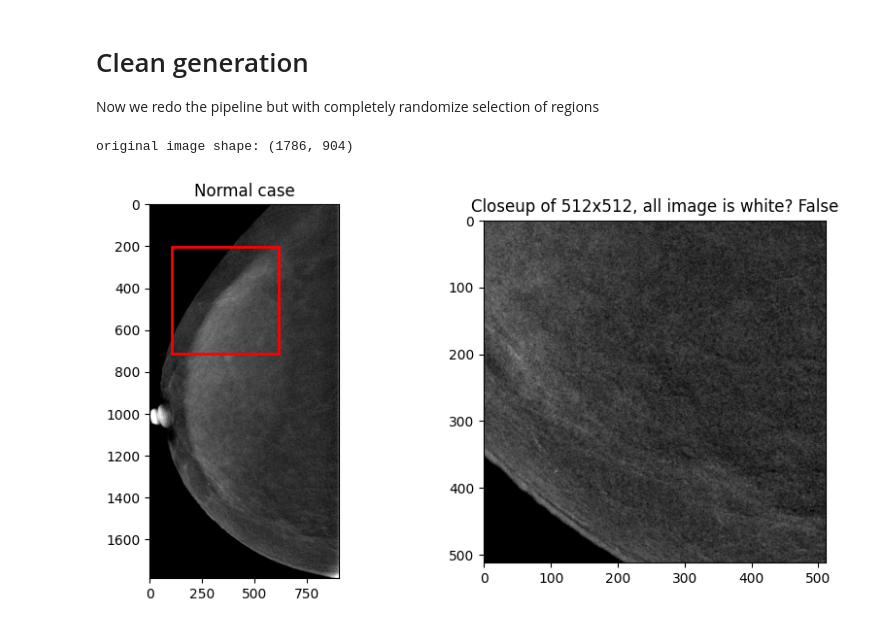
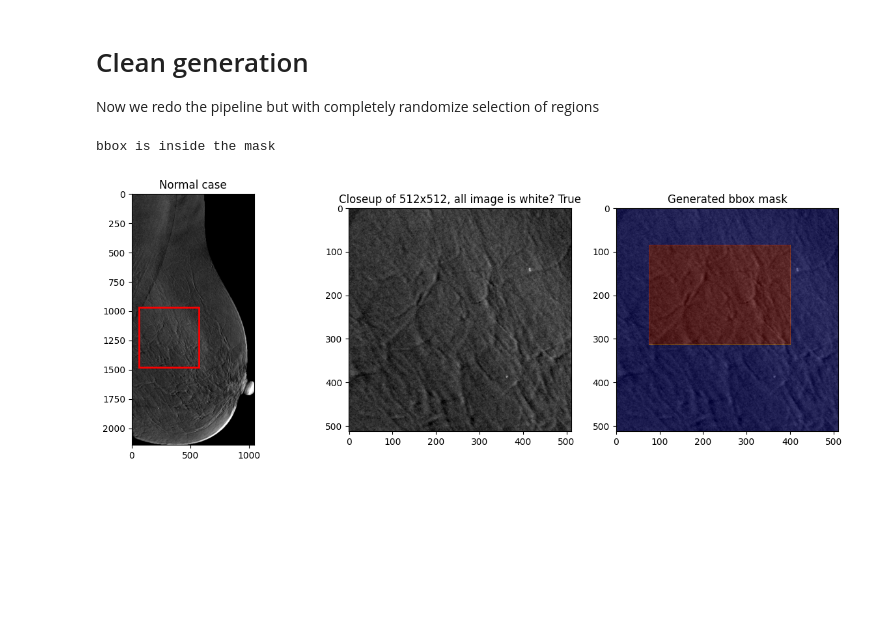
Before and after one commit to Likalto4/CEM-Detect, a Jupyter notebook: generation/inpainting/inference/inpainting_high_quality.ipynb, the cells around one changed output. Saved outputs shown, nothing was run; the diff lists cells and outputs as text; code cells hidden in the pictures; blank space fills up the shorter version.

Commit message:
succesfully cerating bbox inside the breast region in random

```diff
--- a/generation/inpainting/inference/inpainting_high_quality.ipynb
+++ b/generation/inpainting/inference/inpainting_high_quality.ipynb
@@ -378,22 +404,31 @@ inpainter = InpaintingGenerator()
 # %%
+inpainter = InpaintingGenerator()
 # row_example
-inpainter.current_row = inpainter.metadata.iloc[1]
+inpainter.current_row = inpainter.metadata.iloc[5]
 
 # load the image
 inpainter.read_image()
-print(f'original image shape: {inpainter.current_image.shape}')
 inpainter.get_breast_mask()
-inpainter.get_closeup()
+found_bbox = False
+while not found_bbox:
+    inpainter.get_closeup()
+    found_bbox = inpainter.get_lesion_bbox()
 
 # show image
-fig, axs = plt.subplots(1, 2, figsize=(10, 5))
+fig, axs = plt.subplots(1, 3, figsize=(15, 5))
 axs[0].imshow(inpainter.current_image, cmap='gray')
 axs[0].set_title('Normal case')
+axs[0].add_patch(plt.Rectangle((inpainter.current_closeup_coords[0], inpainter.current_closeup_coords[1]),
+                                inpainter.current_closeup_coords[2]-inpainter.current_closeup_coords[0],
+                                inpainter.current_closeup_coords[3]-inpainter.current_closeup_coords[1], fill=False, edgecolor='r', lw=2))
 axs[1].imshow(inpainter.current_im_closup, cmap='gray')
-axs[1].set_title(f'Closeup of 512x512, all image is white? {np.all(inpainter.current_im_closup==255)}')
-axs[0].add_patch(plt.Rectangle((x1, y1), x2-x1, y2-y1, fill=False, edgecolor='r', lw=2))
+axs[1].set_title(f'Closeup of 512x512, all image is white? {np.all(inpainter.current_mask_closup==255)}')
+axs[2].imshow(inpainter.current_im_closup, cmap='gray')
+axs[2].imshow(inpainter.current_bbox_mask, cmap='jet', alpha=0.4)
+axs[2].set_title('Generated bbox mask')
+
 
 plt.show()
 # %% [output]
-original image shape: (1786, 904)
+bbox is inside the mask
-[figure, old version]
+[figure, new version]
```
Also changed, not shown: parts of 3 cells of this notebook.
